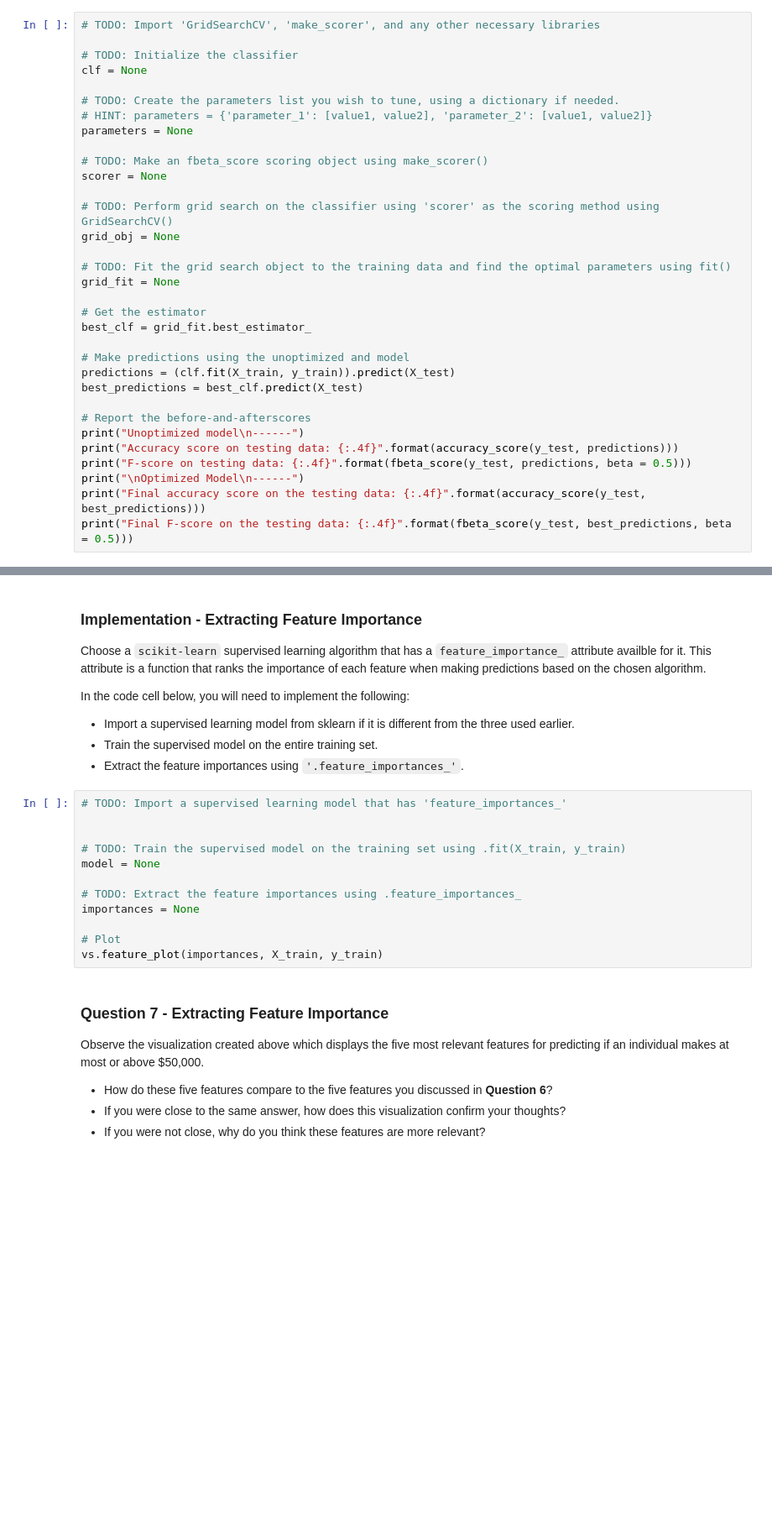
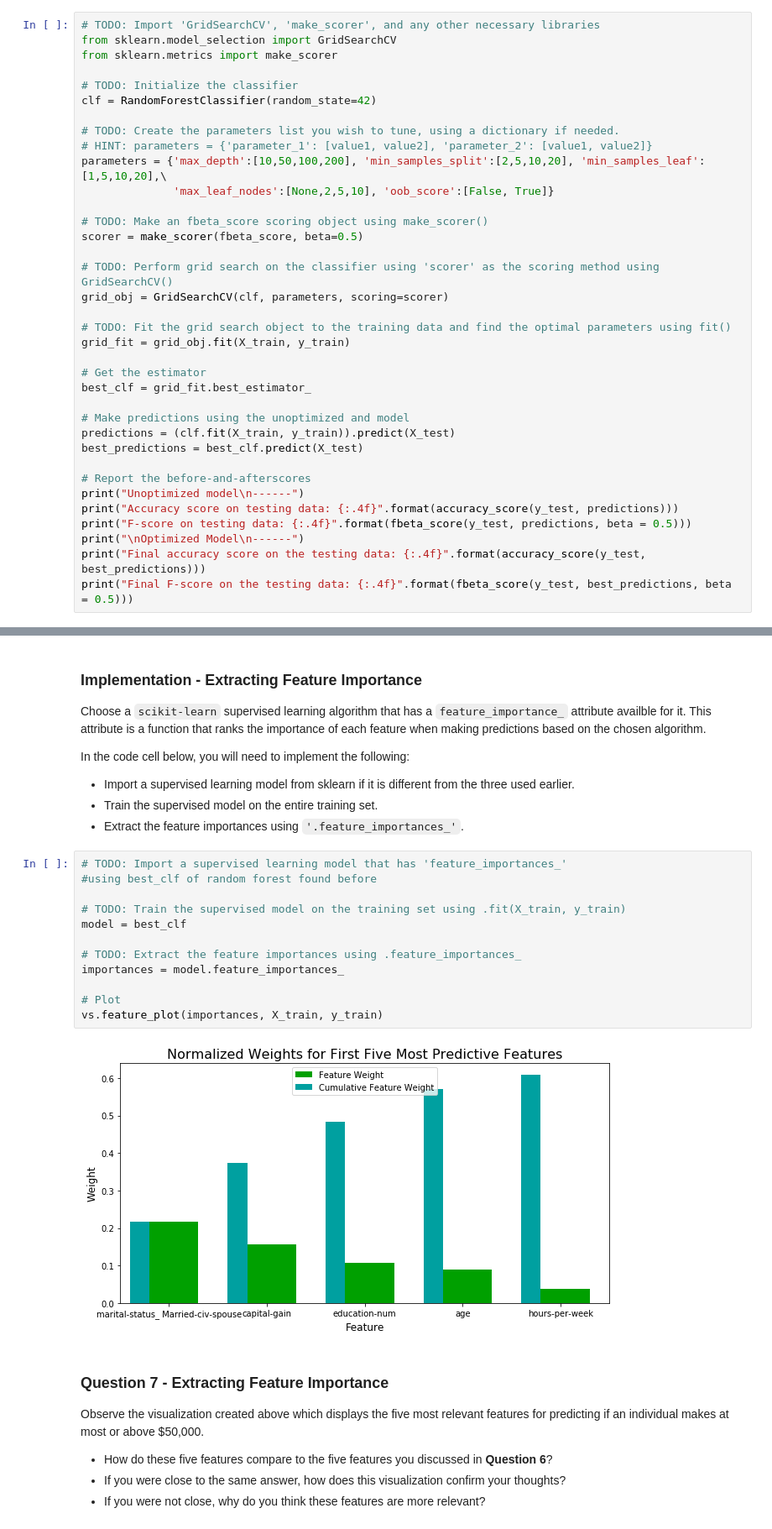
Before and after one commit to alexandrebvd/finding-donors, a Jupyter notebook: finding_donors.ipynb, the cells around one changed output, grey strips where cells are left out. Shown at 84% size. Drawn from its saved outputs; the diff is of its cells as text; blank space fills up the shorter version.

```diff
--- a/finding_donors.ipynb
+++ b/finding_donors.ipynb
@@ -564,22 +564,25 @@ Fine tune the chosen model. Use grid search (`GridSearchCV`) with at least one i
 **Note:** Depending on the algorithm chosen and the parameter list, the following implementation may take some time to run!
 # %%
 # TODO: Import 'GridSearchCV', 'make_scorer', and any other necessary libraries
+from sklearn.model_selection import GridSearchCV
+from sklearn.metrics import make_scorer
 
 # TODO: Initialize the classifier
-clf = None
+clf = RandomForestClassifier(random_state=42)
 
 # TODO: Create the parameters list you wish to tune, using a dictionary if needed.
 # HINT: parameters = {'parameter_1': [value1, value2], 'parameter_2': [value1, value2]}
-parameters = None
+parameters = {'max_depth':[10,50,100,200], 'min_samples_split':[2,5,10,20], 'min_samples_leaf':[1,5,10,20],\
+              'max_leaf_nodes':[None,2,5,10], 'oob_score':[False, True]}
 
 # TODO: Make an fbeta_score scoring object using make_scorer()
-scorer = None
+scorer = make_scorer(fbeta_score, beta=0.5)
 
 # TODO: Perform grid search on the classifier using 'scorer' as the scoring method using GridSearchCV()
-grid_obj = None
+grid_obj = GridSearchCV(clf, parameters, scoring=scorer)
 
 # TODO: Fit the grid search object to the training data and find the optimal parameters using fit()
-grid_fit = None
+grid_fit = grid_obj.fit(X_train, y_train)
 
 # Get the estimator
 best_clf = grid_fit.best_estimator_
@@ -634,16 +693,18 @@ In the code cell below, you will need to implement the following:
  - Extract the feature importances using `'.feature_importances_'`.
 # %%
 # TODO: Import a supervised learning model that has 'feature_importances_'
-
+#using best_clf of random forest found before
 
 # TODO: Train the supervised model on the training set using .fit(X_train, y_train)
-model = None
+model = best_clf
 
 # TODO: Extract the feature importances using .feature_importances_
-importances = None
+importances = model.feature_importances_
 
 # Plot
 vs.feature_plot(importances, X_train, y_train)
+# %% [output]
+[figure, added]
 # %% [markdown]
 ### Question 7 - Extracting Feature Importance
 
```
Also changed, not shown: parts of 13 cells of this notebook, 2 other files.
